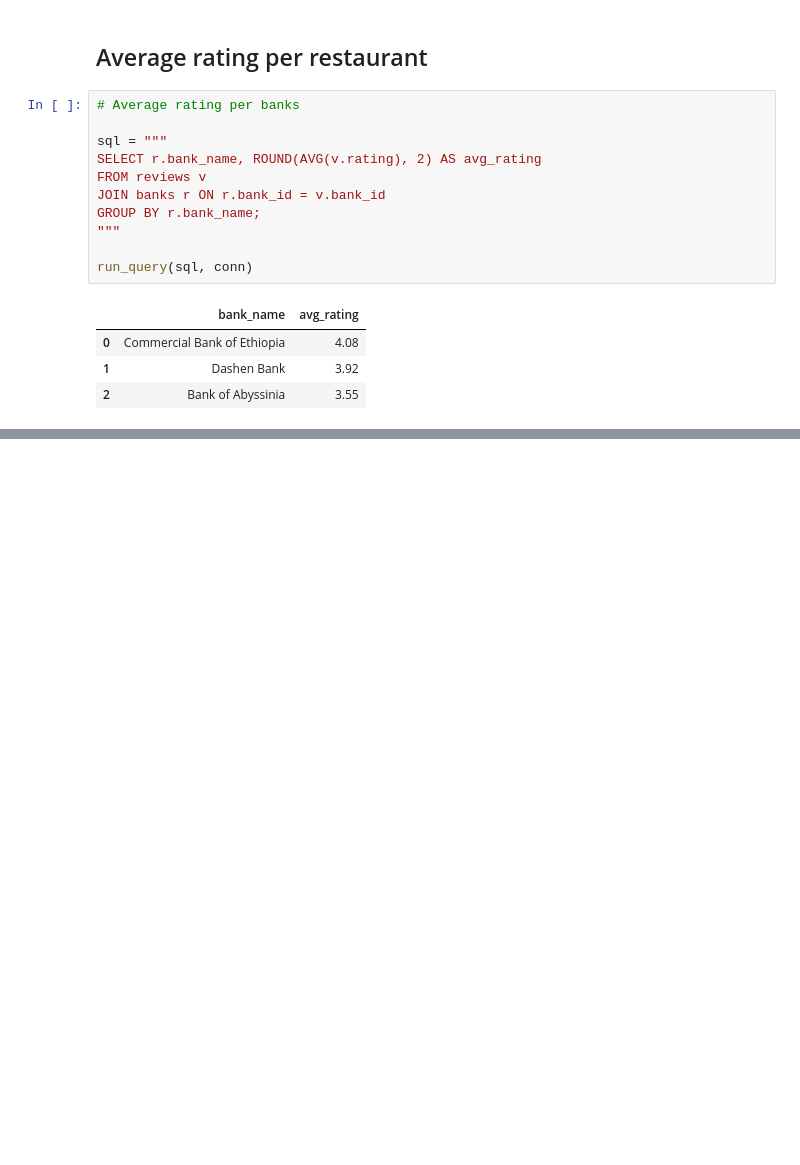
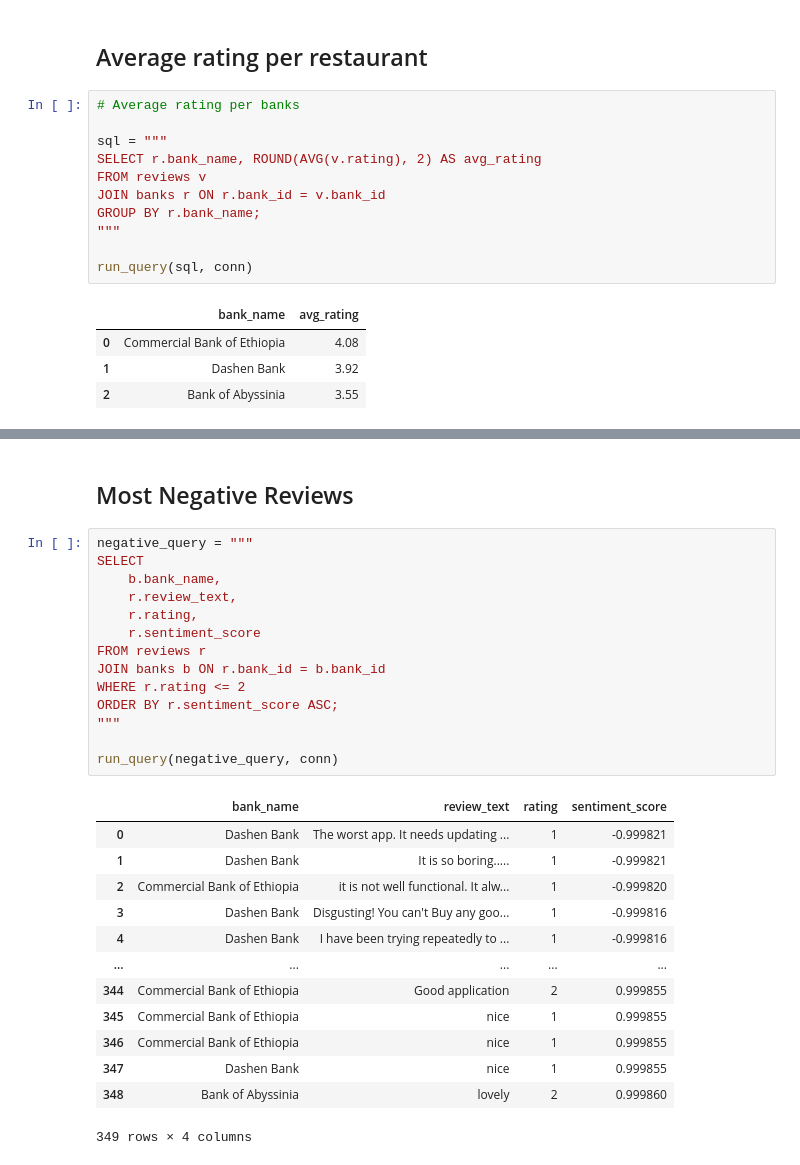
Before and after one commit to Rakeb-sys/fintech-review-analytics, a Jupyter notebook: notebooks/view_data.ipynb, the cells around one changed output, grey strips where cells are left out. Drawn from its saved outputs; the diff is of its cells as text; blank space fills up the shorter version.

```diff
--- a/notebooks/view_data.ipynb
+++ b/notebooks/view_data.ipynb
@@ -68,0 +247,30 @@ run_query(sql, conn)
+# %% [markdown]
+## Most Negative Reviews
+# %%
+negative_query = """
+SELECT
+    b.bank_name,
+    r.review_text,
+    r.rating,
+    r.sentiment_score
+FROM reviews r
+JOIN banks b ON r.bank_id = b.bank_id
+WHERE r.rating <= 2
+ORDER BY r.sentiment_score ASC;
+"""
+
+run_query(negative_query, conn)
+# %% [output]
+|  | bank_name | review_text | rating | sentiment_score |
+| 0 | Dashen Bank | The worst app. It needs updating ... | 1 | -0.999821 |
+| 1 | Dashen Bank | It is so boring..... | 1 | -0.999821 |
+| 2 | Commercial Bank of Ethiopia | it is not well functional. It alw... | 1 | -0.999820 |
+| 3 | Dashen Bank | Disgusting! You can't Buy any goo... | 1 | -0.999816 |
+| 4 | Dashen Bank | I have been trying repeatedly to ... | 1 | -0.999816 |
+| ... | ... | ... | ... | ... |
+| 344 | Commercial Bank of Ethiopia | Good application | 2 | 0.999855 |
+| 345 | Commercial Bank of Ethiopia | nice | 1 | 0.999855 |
+| 346 | Commercial Bank of Ethiopia | nice | 1 | 0.999855 |
+| 347 | Dashen Bank | nice | 1 | 0.999855 |
+| 348 | Bank of Abyssinia | lovely | 2 | 0.999860 |
+349 rows × 4 columns
```
Also changed, not shown: parts of 18 cells of this notebook, 1 other file.
